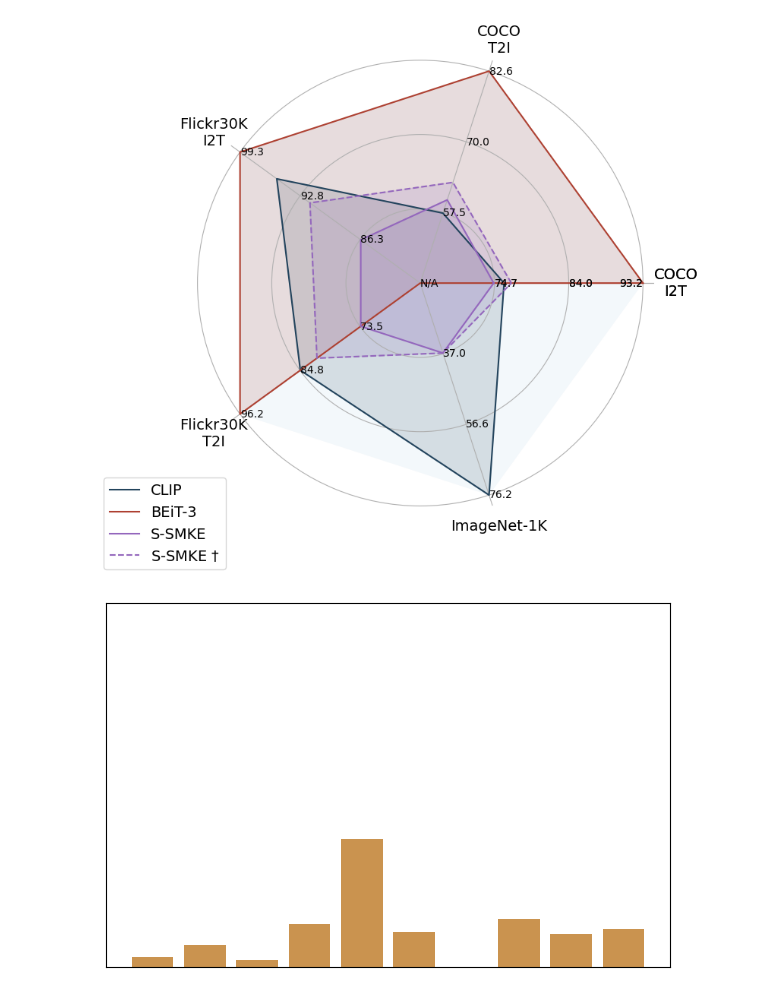
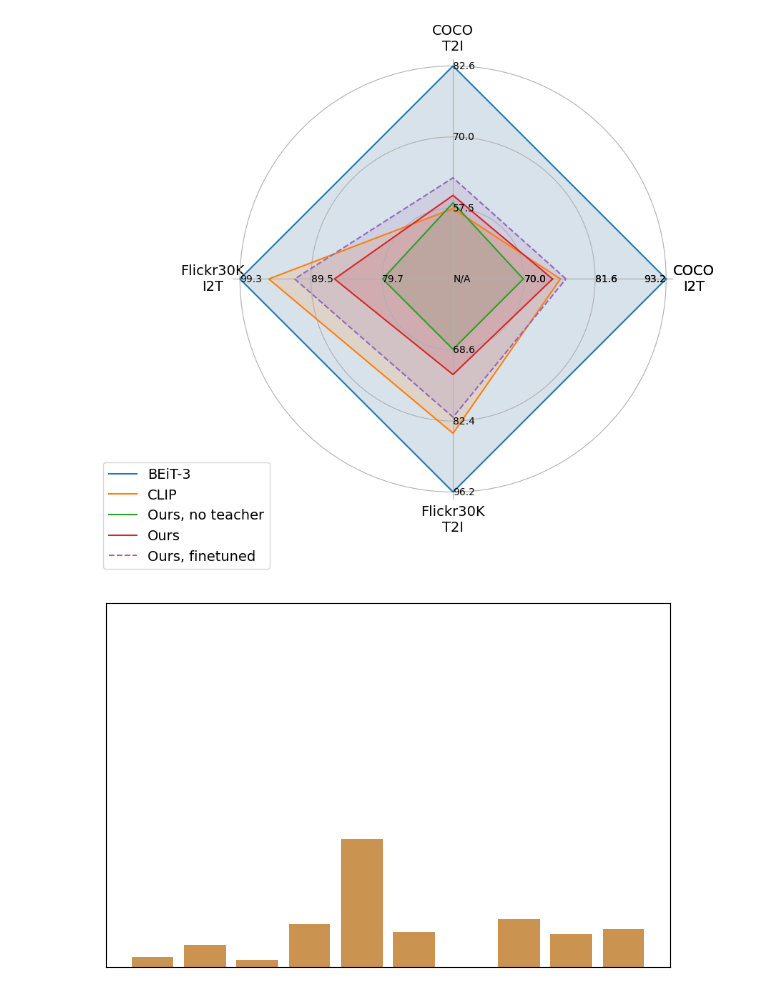
Before and after one commit to TimCares/MasterThesis, a Jupyter notebook: src/visualizations/plots.ipynb, the cells around one changed output. Saved outputs shown, nothing was run; the diff lists cells and outputs as text; code cells hidden in the pictures.

```diff
--- a/src/visualizations/plots.ipynb
+++ b/src/visualizations/plots.ipynb
@@ -165,20 +165,21 @@ spider(df, id_column='x', colors=['#bcbd22', '#d62728', '#17becf', '#9467bd'])
 # %%
 categories = ['COCO\nI2T', 'COCO\nT2I',
-              'Flickr30K\nI2T', 'Flickr30K\nT2I',
-              'ImageNet-1K']
+              'Flickr30K\nI2T', 'Flickr30K\nT2I', ]
 
 
 df = pd.DataFrame({
         'x': categories,
-        'CLIP': [76.0, 57.47, 95.37, 84.83, 76.2,],
-        'BEiT-3': [93.2, 82.57, 99.33, 96.17, np.nan,],
-        'S-SMKE': [74.72, 59.81, 86.33, 73.46, 37.0,],
-        r'S-SMKE $\dag$': [76.9, 62.9, 91.8, 81.7, 37.0,],
+        'BEiT-3': [93.2, 82.57, 99.33, 96.17, ],
+        'CLIP': [76.0, 57.47, 95.37, 84.83, ],
+        'Ours, no teacher': [69.97, 58.5, 79.7, 68.57,],
+        'Ours': [74.72, 59.81, 86.33, 73.46,],
+        'Ours, finetuned': [76.9, 62.9, 91.8, 81.7,],
     })
-# %%
-spider(df, id_column='x', colors=['#23445D', '#AE4132', '#9467bd', '#9467bd'], linestyle=['-', '-', '-', '--'])
-# %% [output]
-[figure, removed]
+# %%
+spider(df, id_column='x', linestyle=['-', '-', '-', '-', '--'],
+       alpha=[1, 1, 1, 1, 1], alpha_fill=[0.15,0.15, 0.15, 0.15, 0.15])
+# %% [output]
+[figure, added]
 # %%
 import numpy as np
 import matplotlib.pyplot as plt
```
Also changed, not shown: parts of 5 cells of this notebook, 6 other files.
